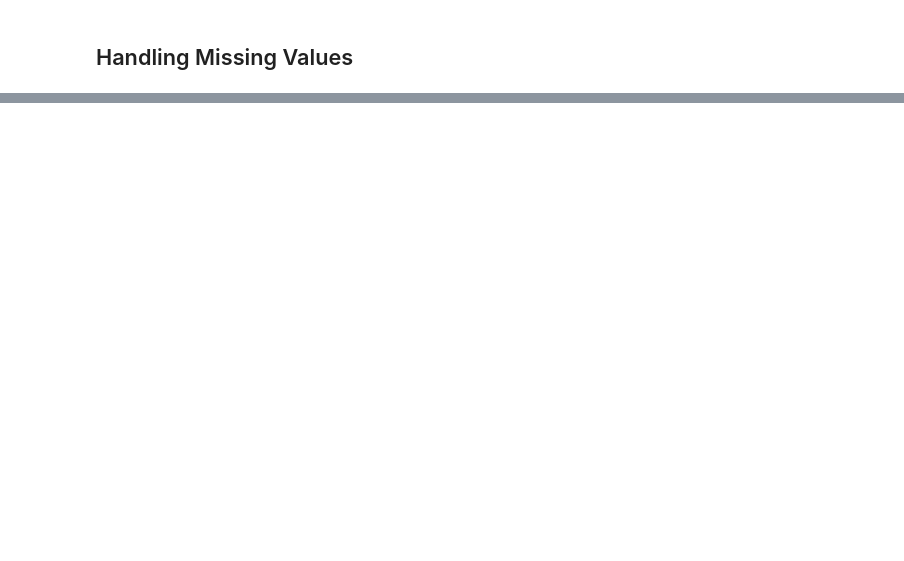
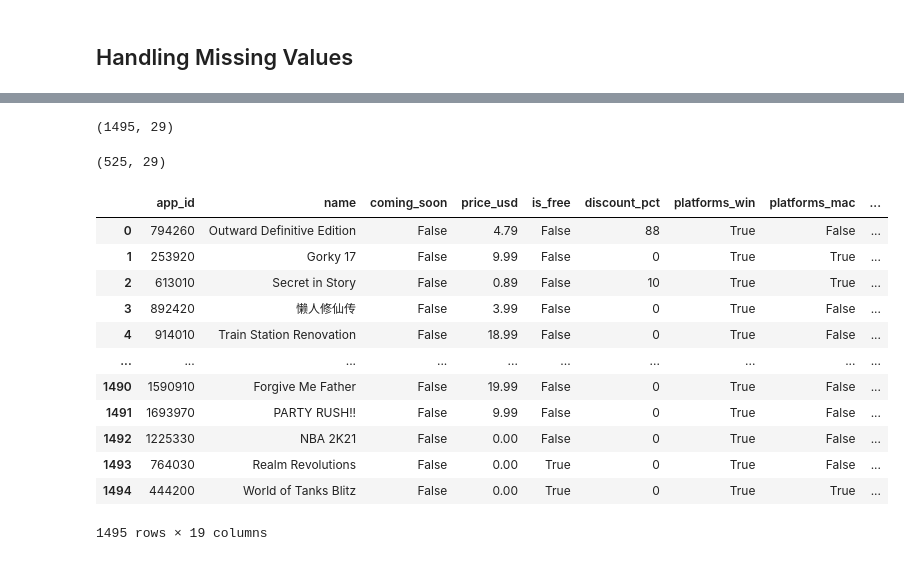
Before and after one commit to HafidzAfrieno/Latihan-EDA-Data, a Jupyter notebook: EDA.ipynb, the cells around one changed output, grey strips where cells are left out. Saved outputs shown, nothing was run; the diff lists cells and outputs as text; code cells hidden in the pictures; blank space fills up the shorter version.

```diff
--- a/EDA.ipynb
+++ b/EDA.ipynb
@@ -32,0 +43,28 @@ features_with_na
+# %%
+## Hapus baris atau titik data untuk menangani nilai yang hilang
+# menghitung baris sebelum dihapus
+df.shape
+# %% [output]
+(1495, 29)
+# %%
+# menghitung baris setelah dihapus
+df.dropna().shape
+# %% [output]
+(525, 29)
+# %%
+## Menghapus perkolom
+df.dropna(axis=1)
+# %% [output]
+|  | app_id | name | coming_soon | price_usd | is_free | discount_pct | platforms_win | platforms_mac | ... |
+| 0 | 794260 | Outward Definitive Edition | False | 4.79 | False | 88 | True | False | ... |
+| 1 | 253920 | Gorky 17 | False | 9.99 | False | 0 | True | True | ... |
+| 2 | 613010 | Secret in Story | False | 0.89 | False | 10 | True | True | ... |
+| 3 | 892420 | 懒人修仙传 | False | 3.99 | False | 0 | True | False | ... |
+| 4 | 914010 | Train Station Renovation | False | 18.99 | False | 0 | True | False | ... |
+| ... | ... | ... | ... | ... | ... | ... | ... | ... | ... |
+| 1490 | 1590910 | Forgive Me Father | False | 19.99 | False | 0 | True | False | ... |
+| 1491 | 1693970 | PARTY RUSH!! | False | 9.99 | False | 0 | True | False | ... |
+| 1492 | 1225330 | NBA 2K21 | False | 0.00 | False | 0 | True | False | ... |
+| 1493 | 764030 | Realm Revolutions | False | 0.00 | True | 0 | True | False | ... |
+| 1494 | 444200 | World of Tanks Blitz | False | 0.00 | True | 0 | True | True | ... |
+1495 rows × 19 columns
```
Also changed, not shown: parts of 19 cells of this notebook.
